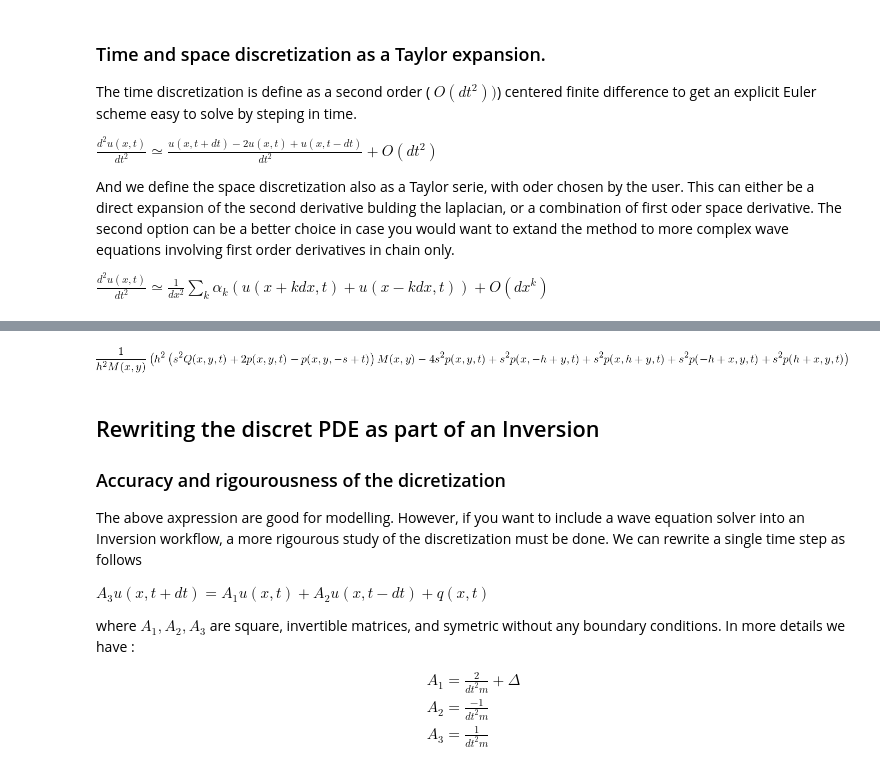
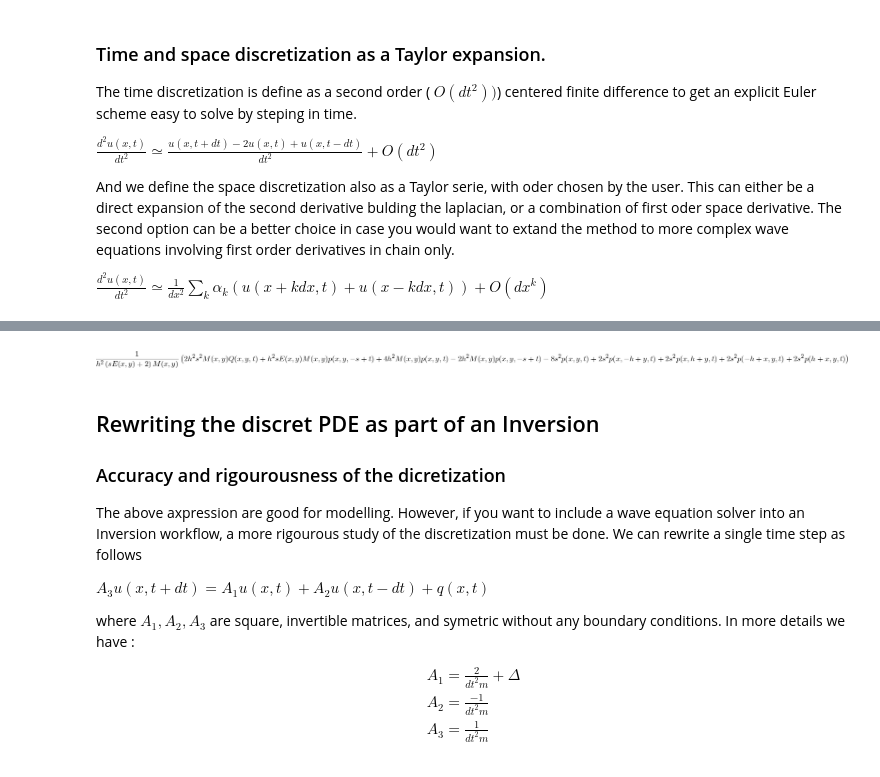
Before and after one commit to devitocodes/notebooks, a Jupyter notebook: AcousticFWI/Acoustic-wave-equation.ipynb, the cells around one changed output, grey strips where cells are left out. Drawn from its saved outputs; the diff is of its cells as text; code cells hidden in the pictures.

```diff
--- a/AcousticFWI/Acoustic-wave-equation.ipynb
+++ b/AcousticFWI/Acoustic-wave-equation.ipynb
@@ -23,6 +23,7 @@ m,s,h = symbols('m s h')
 m=M(x,y)
 q=Q(x,y,t)
 d=D(x,y,t)
+e=E(x,y)
 # %% [markdown]
 ### Time and space  discretization as a Taylor expansion.
 
@@ -55,12 +59,11 @@ The wave equation is then solved forward in time by
 # %%
 # Forward wave equation
-wave_equation = dtt- 1/m*(dxx+dyy) - q
+wave_equation = dtt- 1/m*(dxx+dyy) - q  + e*dt
 stencil = solve(wave_equation,p(x,y,t+s))[0]
-ts=lambdify((p(x,y,t-s),p(x-h,y,t), p(x,y,t), p(x+h,y,t),p(x,y-h,t), p(x,y+h,t), q , m, s, h),stencil,"numpy")
+ts=lambdify((p(x,y,t-s),p(x-h,y,t), p(x,y,t), p(x+h,y,t),p(x,y-h,t), p(x,y+h,t), q , m, s, h,e),stencil,"numpy")
+stencil
+# %% [output]
+[figure, added]
-# %%
-stencil
-# %% [output]
-[figure, removed]
 # %% [markdown]
 ## Rewriting the discret PDE as part of an Inversion
 ### Accuracy and rigourousness of the dicretization
```
Also changed, not shown: parts of 22 cells of this notebook.
